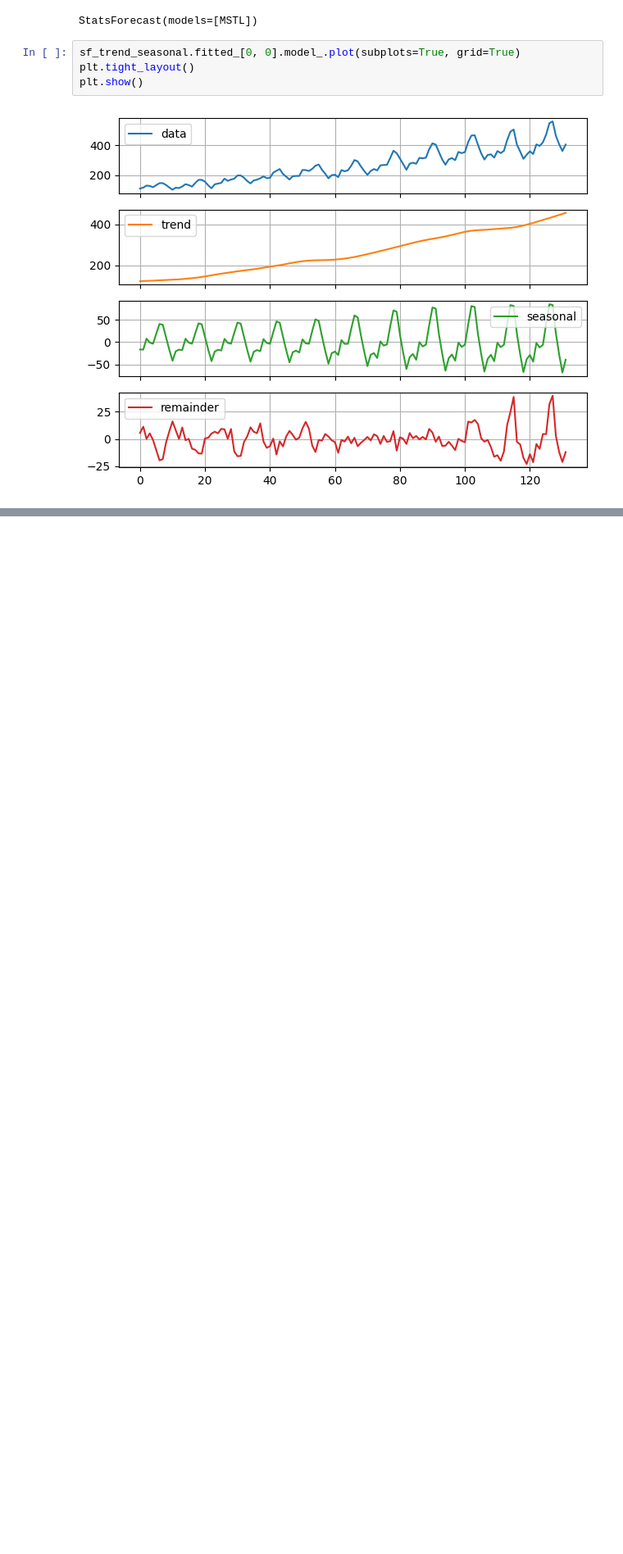
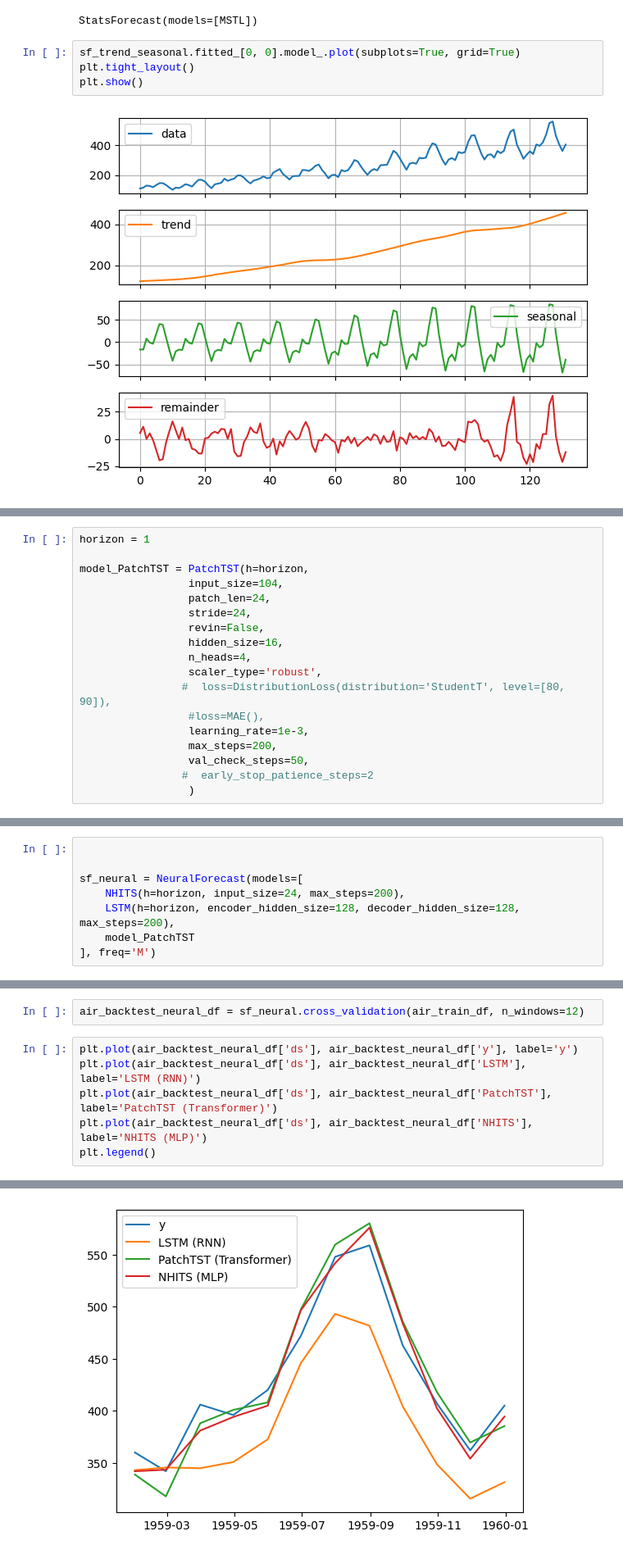
Before and after one commit to jjmossel/time-series-tutorial, a Jupyter notebook: TimeSeries01.ipynb, the cells around one changed output, grey strips where cells are left out. Shown at 82% size. Drawn from its saved outputs; the diff is of its cells as text; blank space fills up the shorter version.

```diff
--- a/TimeSeries01.ipynb
+++ b/TimeSeries01.ipynb
@@ -36,0 +132,18 @@ plt.show()
+# %%
+horizon = 1
+
+model_PatchTST = PatchTST(h=horizon,
+                 input_size=104,
+                 patch_len=24,
+                 stride=24,
+                 revin=False,
+                 hidden_size=16,
+                 n_heads=4,
+                 scaler_type='robust',
+                #  loss=DistributionLoss(distribution='StudentT', level=[80, 90]),
+                 #loss=MAE(),
+                 learning_rate=1e-3,
+                 max_steps=200,
+                 val_check_steps=50,
+                #  early_stop_patience_steps=2
+                 )
@@ -36,0 +152,8 @@ plt.show()
+# %%
+
+
+sf_neural = NeuralForecast(models=[
+    NHITS(h=horizon, input_size=24, max_steps=200),
+    LSTM(h=horizon, encoder_hidden_size=128, decoder_hidden_size=128, max_steps=200),
+    model_PatchTST
+], freq='M')
@@ -36,0 +163,9 @@ plt.show()
+# %%
+air_backtest_neural_df = sf_neural.cross_validation(air_train_df, n_windows=12)
+# %%
+plt.plot(air_backtest_neural_df['ds'], air_backtest_neural_df['y'], label='y')
+plt.plot(air_backtest_neural_df['ds'], air_backtest_neural_df['LSTM'], label='LSTM (RNN)')
+plt.plot(air_backtest_neural_df['ds'], air_backtest_neural_df['PatchTST'], label='PatchTST (Transformer)')
+plt.plot(air_backtest_neural_df['ds'], air_backtest_neural_df['NHITS'], label='NHITS (MLP)')
+plt.legend()
+# %% [output]
@@ -36,0 +173 @@ plt.show()
+[figure, added]
```
Also changed, not shown: parts of 19 cells of this notebook.
